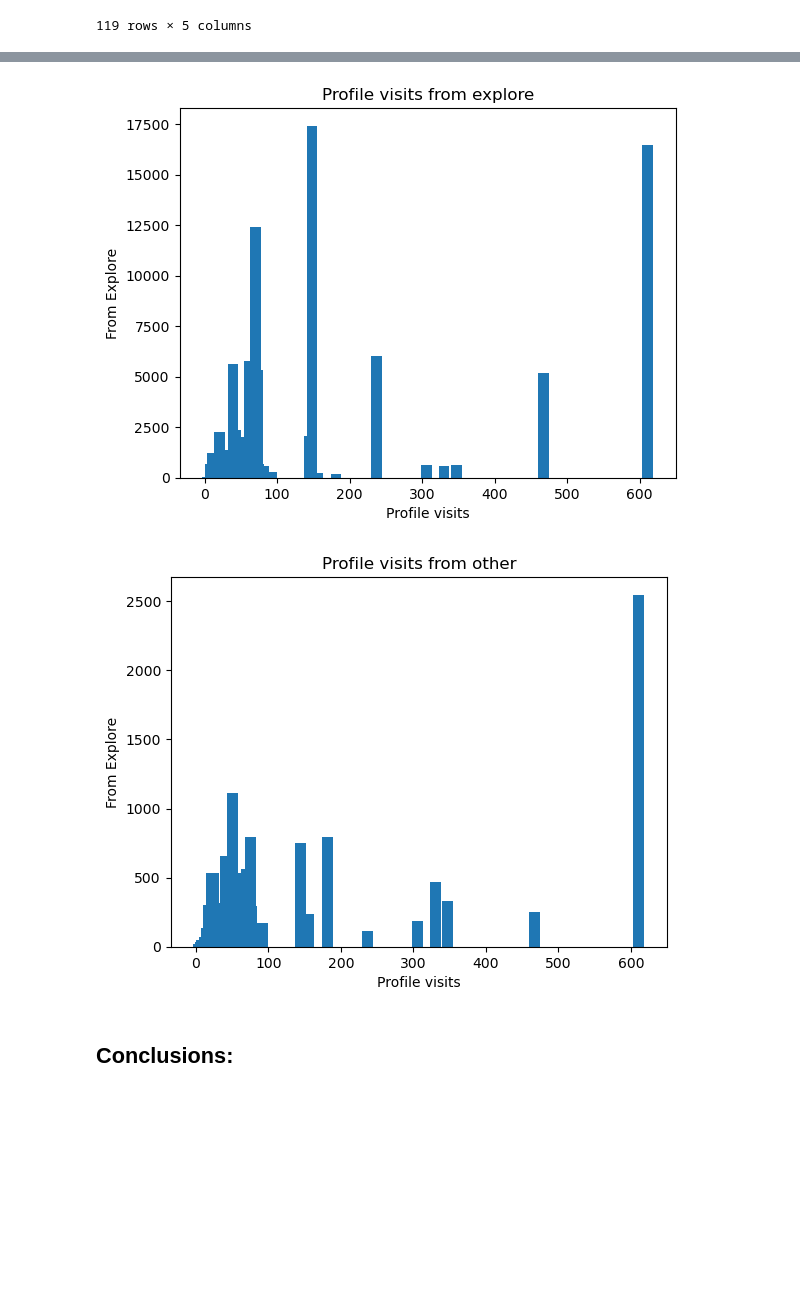
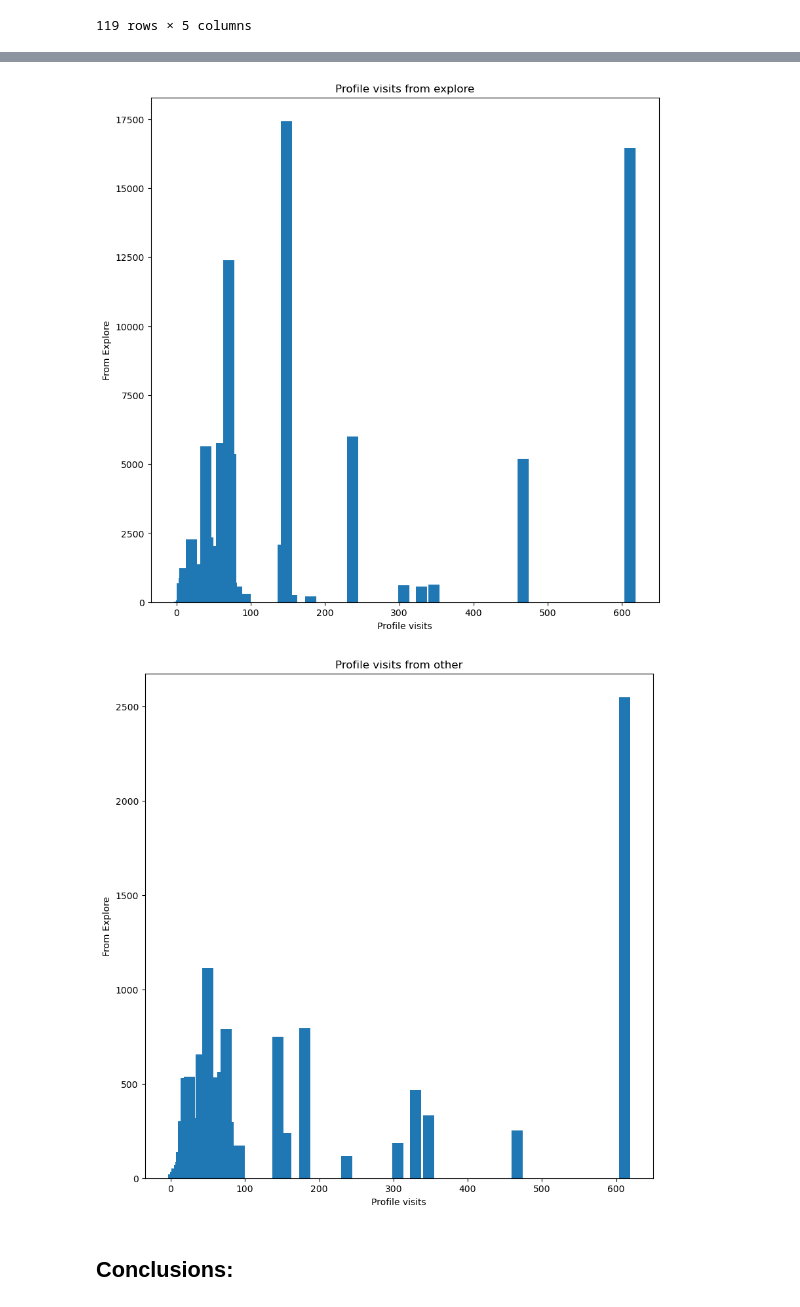
Before and after one commit to Fady-Foash97/Data-analysis-using-Pandas, a Jupyter notebook: Instagram data.ipynb, the cells around one changed output, grey strips where cells are left out. Cells and saved outputs as stored; diff of their text form; code cells hidden in the pictures; blank space fills up the shorter version.

```diff
--- a/Instagram data.ipynb
+++ b/Instagram data.ipynb
@@ -216,19 +219,21 @@ plt.show()
 # %%
-plt.bar(df["Profile Visits"], df["From Explore"], width=15.0)
+plt.figure(figsize= (10,10))
+plt.bar(df["Profile Visits"], df["From Explore"],  width=15.0)
 plt.xlabel("Profile visits")
 plt.ylabel("From Explore")
 plt.title("Profile visits from explore")
 plt.show()
 # %% [output]
-[figure, old version]
+[figure, new version]
 # %%
+plt.figure(figsize= (10,10))
 plt.bar(df["Profile Visits"], df["From Other"], width=15.0)
 plt.xlabel("Profile visits")
 plt.ylabel("From Explore")
 plt.title("Profile visits from other")
 plt.show()
 # %% [output]
-[figure, old version]
+[figure, new version]
 # %% [markdown]
 ## Conclusions:
 # %% [markdown]
```
Also changed, not shown: parts of 8 cells of this notebook, 1 other file.
